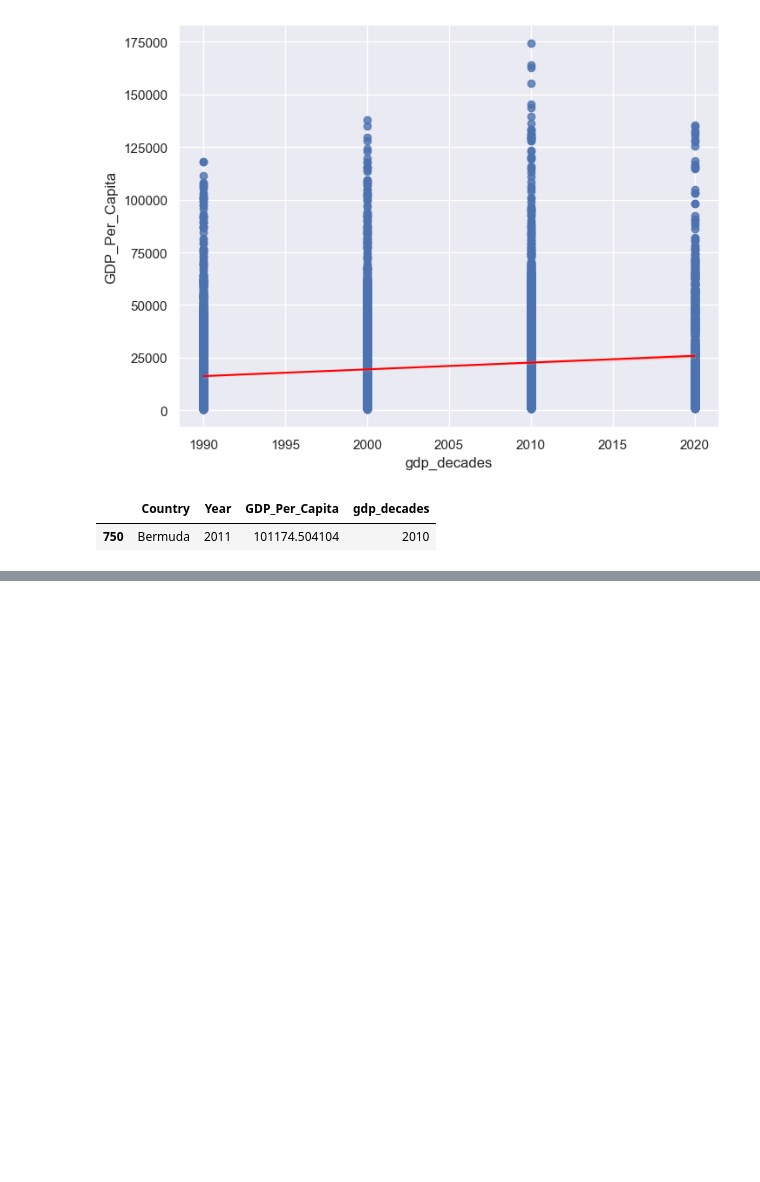
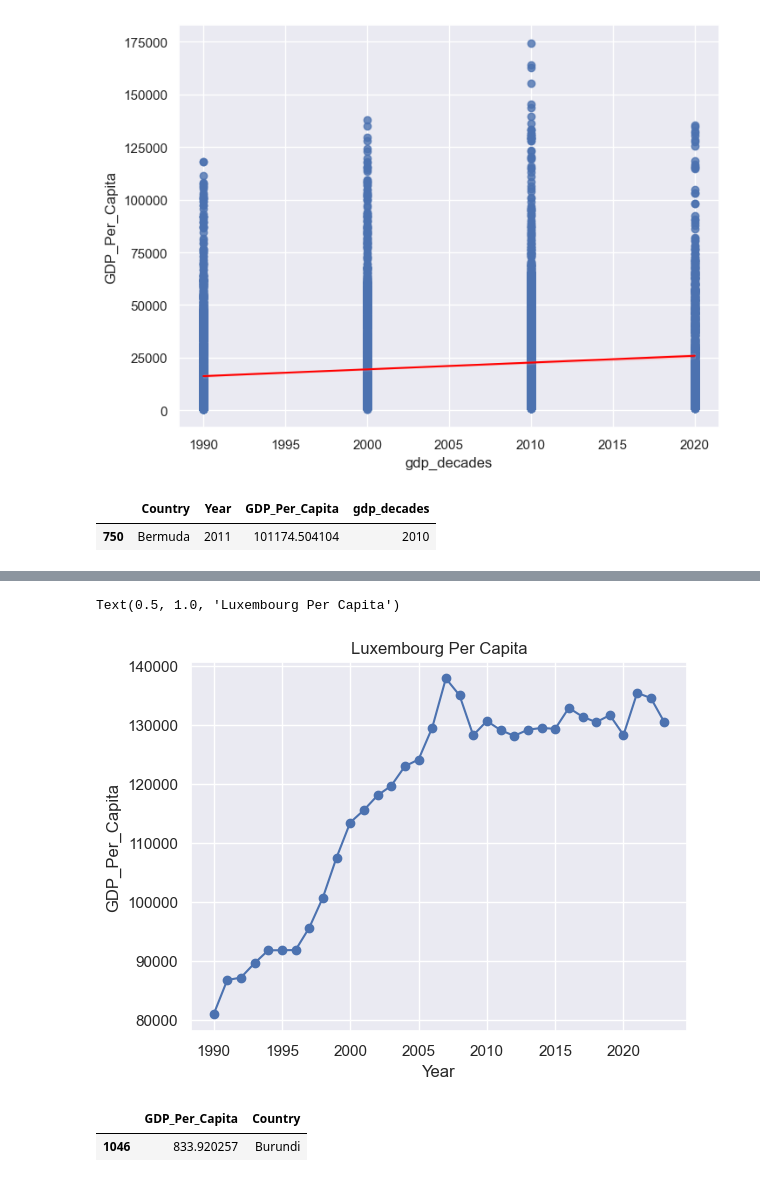
Before and after one commit to NSS-Data-Analytics-Cohort-14/gdp-and-internet-usage-jacobvogs, a Jupyter notebook: notebooks/gdp_int.ipynb, the cells around one changed output, grey strips where cells are left out. Drawn from its saved outputs; the diff is of its cells as text; code cells hidden in the pictures; blank space fills up the shorter version.

```diff
--- a/notebooks/gdp_int.ipynb
+++ b/notebooks/gdp_int.ipynb
@@ -248,0 +251,3 @@ AttributeError: 'list' object has no attribute 'head'
+# %%
+gdp_lux = gdp_df[gdp_df['Country'].isin(['Luxembourg'])]
+gdp_lux.head()
@@ -248,0 +261,15 @@ AttributeError: 'list' object has no attribute 'head'
+# %%
+plt.plot(gdp_lux['Year'], gdp_lux['GDP_Per_Capita'], marker='o', linestyle='-')
+plt.xlabel('Year')
+plt.ylabel('GDP_Per_Capita')
+plt.title('Luxembourg Per Capita')
+# %% [output]
+Text(0.5, 1.0, 'Luxembourg Per Capita')
+[figure, added]
+# %%
+min_row = [gdp_2020['GDP_Per_Capita'].idxmin()]
+gdp_2020_min = gdp_2020.loc[min_row, ['GDP_Per_Capita','Country']]
+gdp_2020_min
+# %% [output]
+|  | GDP_Per_Capita | Country |
+| 1046 | 833.920257 | Burundi |
```
Also changed, not shown: parts of 22 cells of this notebook.
